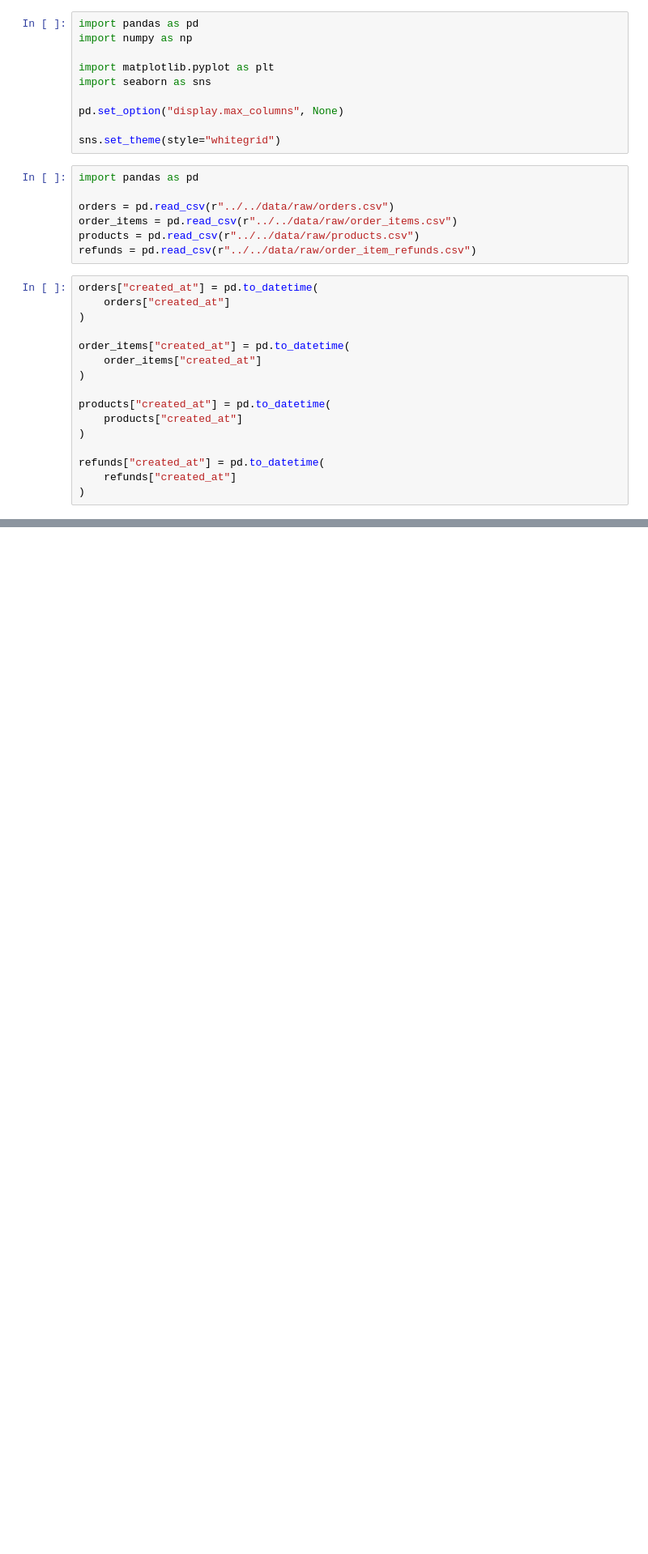
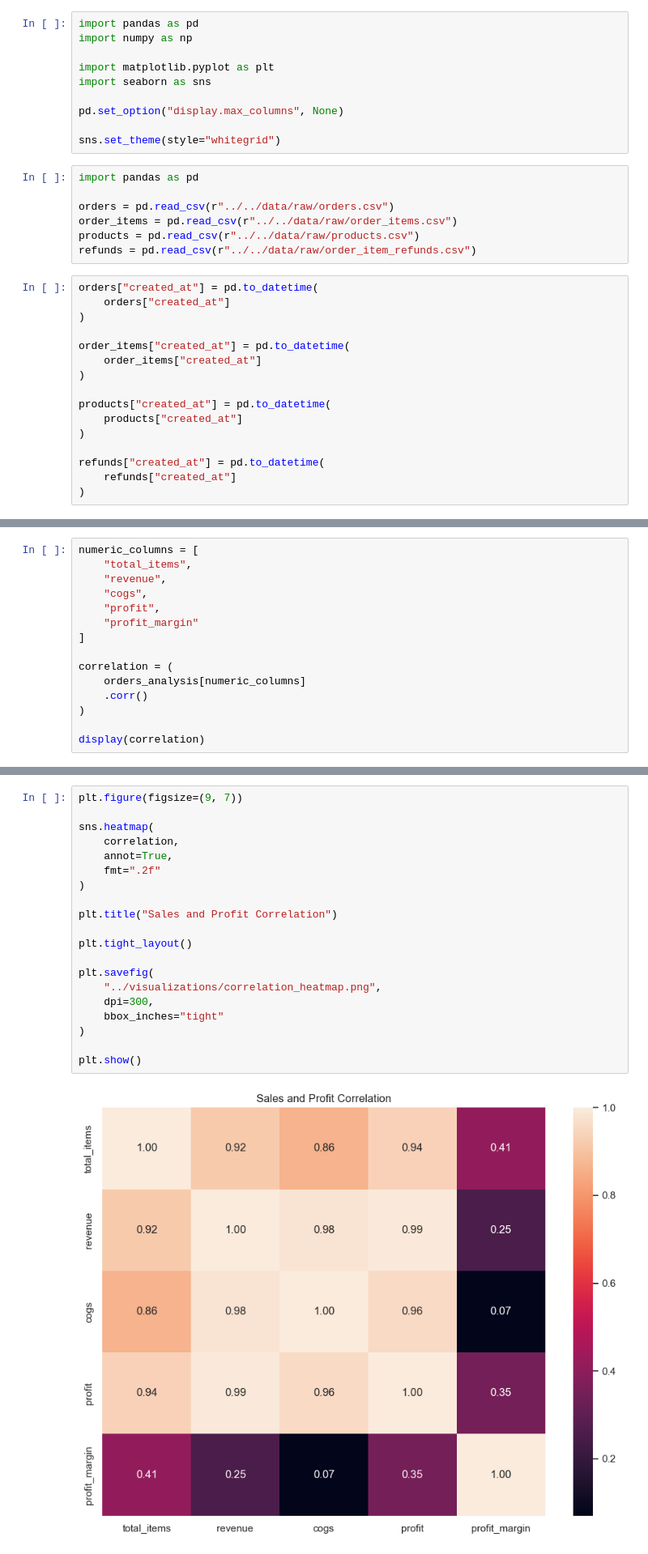
Before and after one commit to suyashverma0/Toylytics-Ecommerce-Sales-Analytics, a Jupyter notebook: Python/notebooks/02_exploratory_data_analysis.ipynb.ipynb, the cells around one changed output, grey strips where cells are left out. Shown at 81% size. Saved outputs shown, nothing was run; the diff lists cells and outputs as text; blank space fills up the shorter version.

```diff
--- a/Python/notebooks/02_exploratory_data_analysis.ipynb.ipynb
+++ b/Python/notebooks/02_exploratory_data_analysis.ipynb.ipynb
@@ -33,0 +179,15 @@ refunds["created_at"] = pd.to_datetime(
+# %%
+numeric_columns = [
+    "total_items",
+    "revenue",
+    "cogs",
+    "profit",
+    "profit_margin"
+]
+
+correlation = (
+    orders_analysis[numeric_columns]
+    .corr()
+)
+
+display(correlation)
@@ -33,0 +201,22 @@ refunds["created_at"] = pd.to_datetime(
+# %%
+plt.figure(figsize=(9, 7))
+
+sns.heatmap(
+    correlation,
+    annot=True,
+    fmt=".2f"
+)
+
+plt.title("Sales and Profit Correlation")
+
+plt.tight_layout()
+
+plt.savefig(
+    "../visualizations/correlation_heatmap.png",
+    dpi=300,
+    bbox_inches="tight"
+)
+
+plt.show()
+# %% [output]
+[figure, added]
```
Also changed, not shown: parts of 8 cells of this notebook, 12 other files.
